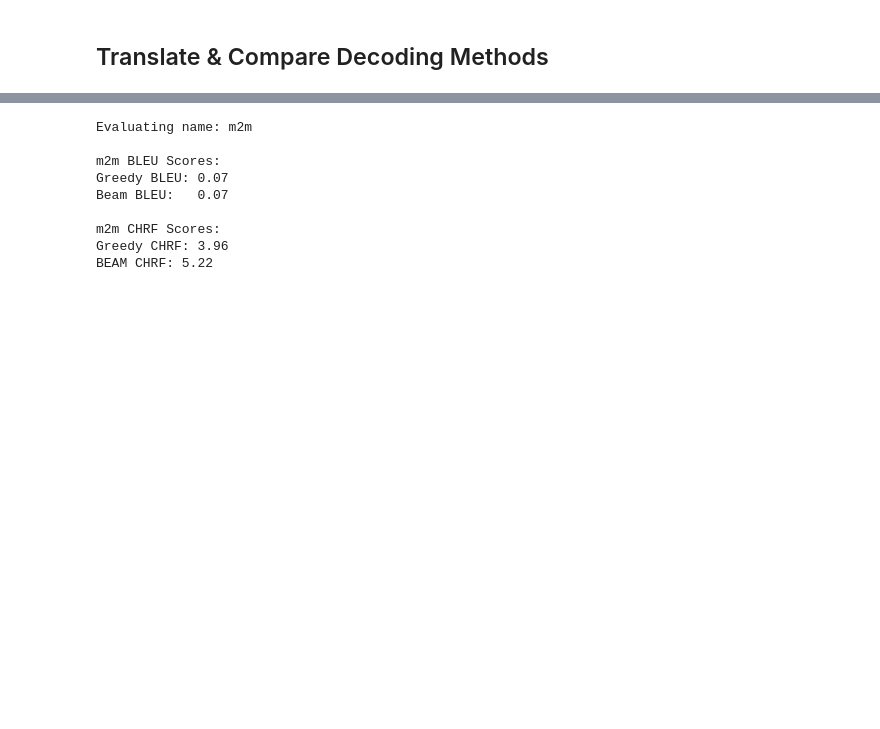
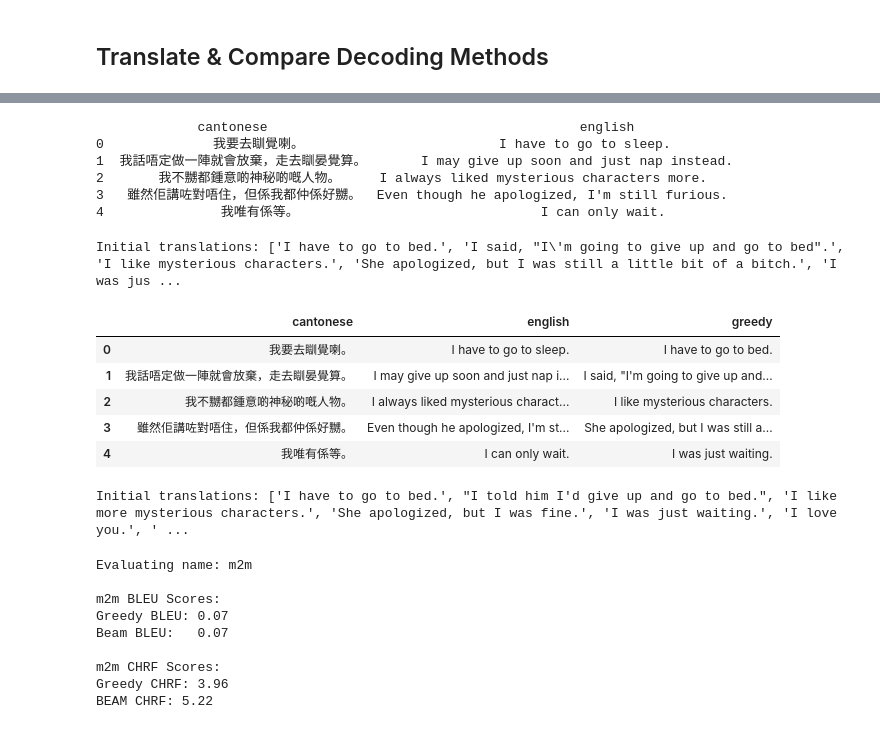
Before and after one commit to florenceyuen/Cantonese-English-Translation, a Jupyter notebook: Cant_English_Model_Evaluation_mariam.ipynb, the cells around one changed output, grey strips where cells are left out. Saved outputs shown, nothing was run; the diff lists cells and outputs as text; code cells hidden in the pictures; blank space fills up the shorter version.

Commit message:
Run NLLB greedy model and generate values

```diff
--- a/Cant_English_Model_Evaluation_mariam.ipynb
+++ b/Cant_English_Model_Evaluation_mariam.ipynb
@@ -63,3 +63,8 @@ model_mar = MarianMTModel.from_pretrained(model_name_mar).to(device)
 # %% [output]
 OSError: Helsinki-NLP/opus-mt-yue-en is not a local folder and is not a valid model identifier listed on 'https://huggingface.co/models'
 If this is a private repository, make sure to pass a token having permission to this repo either by logging in with `hf auth login` or by passing `token=<your_token>`
+# %%
+from transformers import AutoTokenizer, AutoModelForSeq2SeqLM
+
+tokenizer_nllb = AutoTokenizer.from_pretrained("facebook/nllb-200-distilled-600M")
+model_nllb = AutoModelForSeq2SeqLM.from_pretrained("facebook/nllb-200-distilled-600M").to(device)
@@ -150,12 +158,18 @@ def translate(texts, beam=1, batch_size=16):
     return translations
 
 # Translation function with model and tokenizer being passed in
-def translate_select_model(texts, tokenizer, model, beam=1, batch_size=16, device="cpu"):
+def translate_select_model(texts, tokenizer, model, beam=1, batch_size=16, device="cpu", src_lang=None, tgt_lang=None):
     translations = []
     model.to(device)
     model.eval()
 
-    tokenizer.src_lang = "yue" # set source language to cantonese
+    if src_lang:
+        tokenizer.src_lang = src_lang # set source language to cantonese
+
+    forced_bos_token_id = None
+    if tgt_lang:
+        forced_bos_token_id=tokenizer.convert_tokens_to_ids(tgt_lang),
+
 
     for i in tqdm(range(0, len(texts), batch_size), desc="Translating"):
         batch = texts[i:i+batch_size]
@@ -163,13 +177,16 @@ def translate_select_model(texts, tokenizer, model, beam=1, batch_size=16, devic
         with torch.no_grad():
             generated_tokens = model.generate(
                 **inputs,
-                forced_bos_token_id=tokenizer.get_lang_id("en"),  # Force target language to English
+                forced_bos_token_id = forced_bos_token_id,
+                # forced_bos_token_id=tokenizer.get_lang_id("en"),  # Force target language to English
                 max_length=128,
                 num_beams=beam,
                 no_repeat_ngram_size=2
             )
         batch_translations = tokenizer.batch_decode(generated_tokens, skip_special_tokens=True)
         translations.extend(batch_translations)
+        if i==0:
+            print(f"Initial translations: {batch_translations}")
     return translations
 # %% [markdown]
 ## Translate & Compare Decoding Methods
@@ -199,6 +216,31 @@ df_m2m.head()
 | 2 | 我不嬲都鍾意啲神秘啲嘅人物。 | I always liked mysterious charact... | Менің табылған тазалық тазыққа не... | Je n’ai pas l’intention de connaî... |
 | 3 | 雖然佢講咗對唔住，但係我都仲係好嬲。 | Even though he apologized, I'm st... | Менің қазір мен қаңтар менің жары... | Қандай-ақ, қазір мен қағидалар ме... |
 | 4 | 我唯有係等。 | I can only wait. | Менің қазір мен қасым. | Je n’ai qu’à attendre. |
+# %%
+# Run using M2M
+df_nllb = load_parallel_corpus('en-yue.txt/Tatoeba.en-yue.yue', 'en-yue.txt/Tatoeba.en-yue.en', max_lines=1000)
+print(df_nllb.head())
+
+df_nllb['greedy'] = translate_select_model(df_nllb['cantonese'].tolist(), tokenizer_nllb, model_nllb, beam=1, batch_size=16, device=device, src_lang="yue_Hant", tgt_lang= "eng_Latn")
+df_nllb.head()
+# %% [output]
+             cantonese                                        english
+0              我要去瞓覺喇。                         I have to go to sleep.
+1  我話唔定做一陣就會放棄，走去瞓晏覺算。       I may give up soon and just nap instead.
+2       我不嬲都鍾意啲神秘啲嘅人物。     I always liked mysterious characters more.
+3   雖然佢講咗對唔住，但係我都仲係好嬲。  Even though he apologized, I'm still furious.
+4               我唯有係等。                               I can only wait.
+Initial translations: ['I have to go to bed.', 'I said, "I\'m going to give up and go to bed".', 'I like mysterious characters.', 'She apologized, but I was still a little bit of a bitch.', 'I was jus ...
+|  | cantonese | english | greedy |
+| 0 | 我要去瞓覺喇。 | I have to go to sleep. | I have to go to bed. |
+| 1 | 我話唔定做一陣就會放棄，走去瞓晏覺算。 | I may give up soon and just nap i... | I said, "I'm going to give up and... |
+| 2 | 我不嬲都鍾意啲神秘啲嘅人物。 | I always liked mysterious charact... | I like mysterious characters. |
+| 3 | 雖然佢講咗對唔住，但係我都仲係好嬲。 | Even though he apologized, I'm st... | She apologized, but I was still a... |
+| 4 | 我唯有係等。 | I can only wait. | I was just waiting. |
+# %%
+df_nllb['beam'] = translate_select_model(df_nllb['cantonese'].tolist(), tokenizer_nllb, model_nllb, beam=5, batch_size=16, device=device, src_lang="yue_Hant", tgt_lang="eng_Latn")
+# %% [output]
+Initial translations: ['I have to go to bed.', "I told him I'd give up and go to bed.", 'I like more mysterious characters.', 'She apologized, but I was fine.', 'I was just waiting.', 'I love you.', ' ...
 # %%
 from sacrebleu import corpus_bleu
 from sacrebleu import corpus_chrf
```
Also changed, not shown: parts of 3 cells of this notebook.
